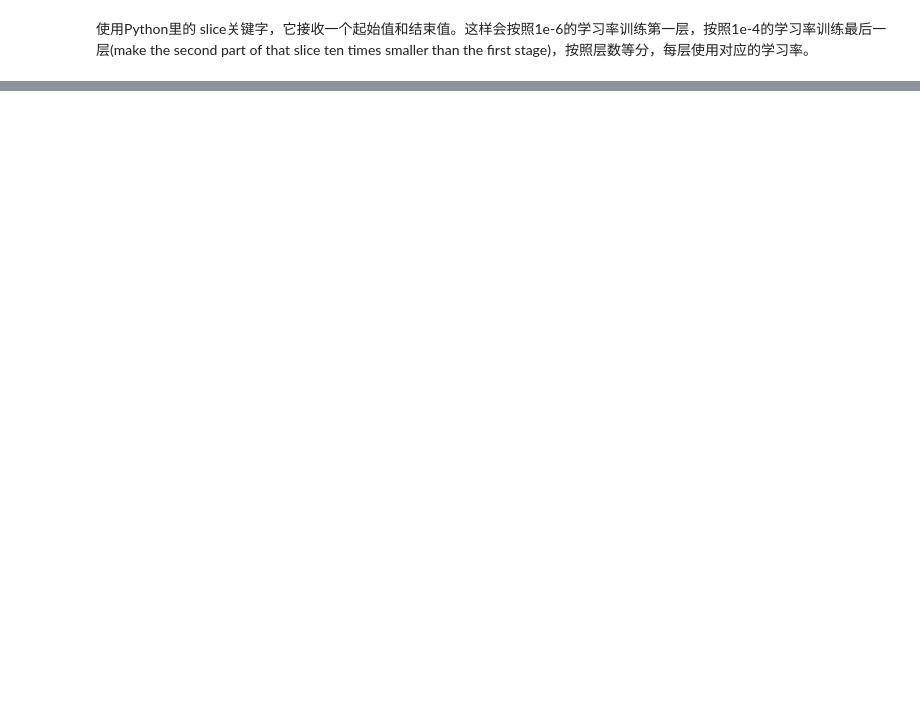
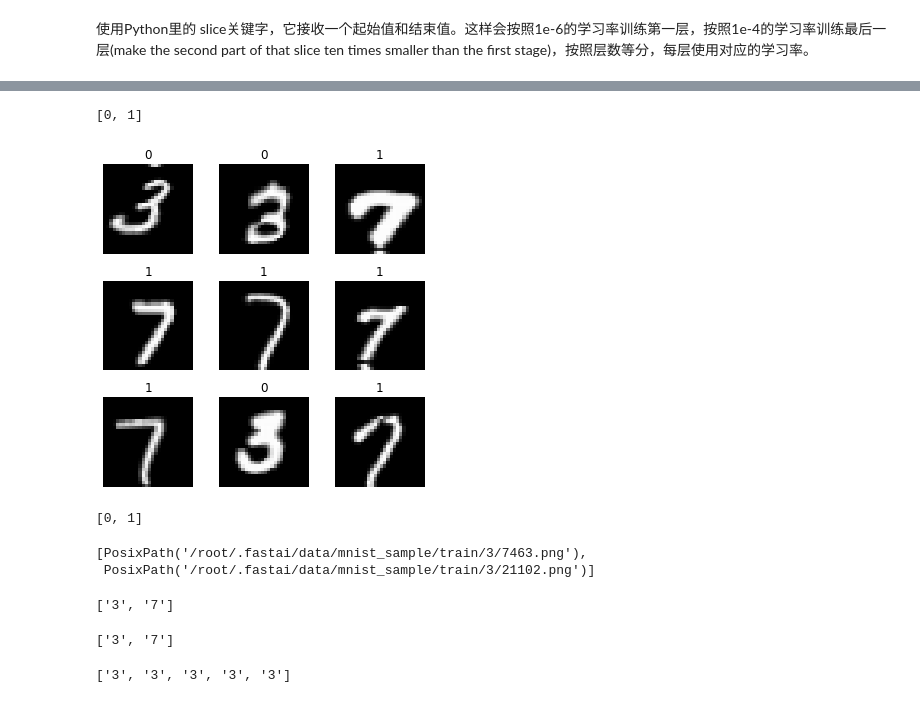
Before and after one commit to stemgene/fastai2019, a Jupyter notebook: Lesson1.ipynb, the cells around one changed output, grey strips where cells are left out. Saved outputs shown, nothing was run; the diff lists cells and outputs as text; code cells hidden in the pictures; blank space fills up the shorter version.

```diff
--- a/Lesson1.ipynb
+++ b/Lesson1.ipynb
@@ -307,0 +385,37 @@ learn.fit_one_cycle(2, max_lr=slice(1e-6,1e-4))
+# %%
+data = ImageDataBunch.from_csv(path, ds_tfms=tfms, size=28)
+# %%
+data.show_batch(rows=3, figsize=(5,5))
+data.classes
+# %% [output]
+[0, 1]
+[figure, added]
+# %%
+data = ImageDataBunch.from_df(path, df, ds_tfms=tfms, size=24)
+data.classes
+# %% [output]
+[0, 1]
+# %%
+fn_paths = [path/name for name in df['name']]
+fn_paths[:2]
+# %% [output]
+[PosixPath('/root/.fastai/data/mnist_sample/train/3/7463.png'),
+ PosixPath('/root/.fastai/data/mnist_sample/train/3/21102.png')]
+# %%
+pat = r"/(\d)/\d+\.png$"
+data = ImageDataBunch.from_name_re(path, fn_paths, pat=pat, ds_tfms=tfms, size=24)
+data.classes
+# %% [output]
+['3', '7']
+# %%
+
+data = ImageDataBunch.from_name_func(path, fn_paths, ds_tfms=tfms, size=24,
+        label_func = lambda x: '3' if '/3/' in str(x) else '7')
+data.classes
+# %% [output]
+['3', '7']
+# %%
+labels = [('3' if '/3/' in str(x) else '7') for x in fn_paths]
+labels[:5]
+# %% [output]
+['3', '3', '3', '3', '3']
```
Also changed, not shown: parts of 27 cells of this notebook.
